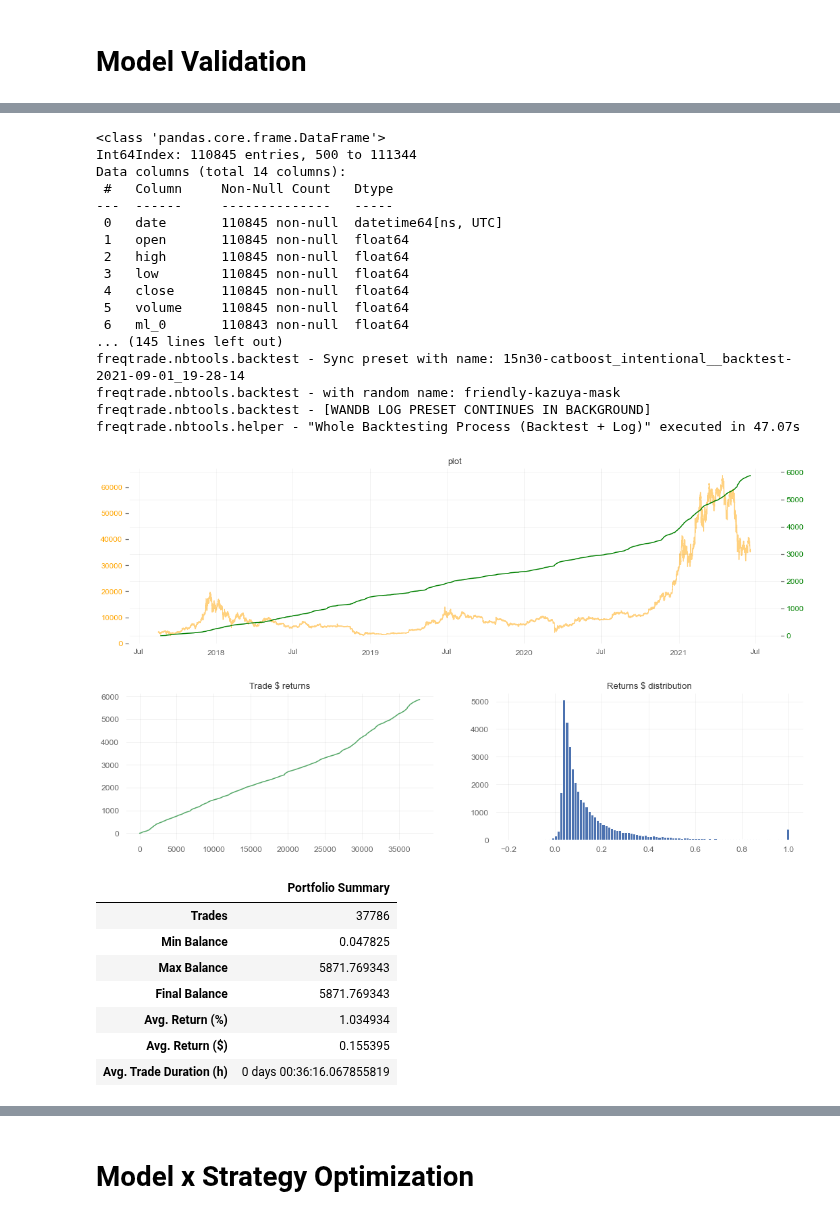
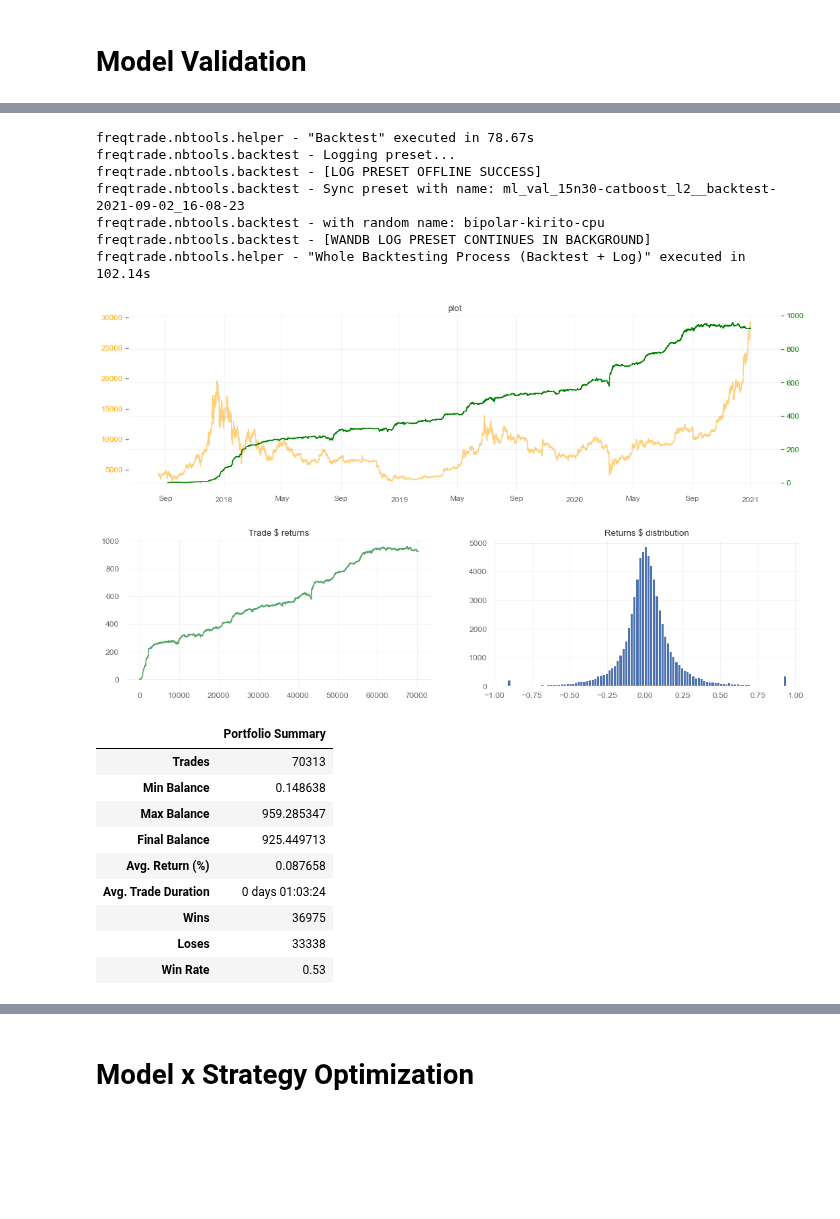
Before and after one commit to webclinic017/superft, a Jupyter notebook: notebooks/BT After ML.ipynb, the cells around one changed output, grey strips where cells are left out. Drawn from its saved outputs; the diff is of its cells as text; code cells hidden in the pictures; blank space fills up the shorter version.

Commit message:
15n30-catboost_l2 is awesome!

```diff
--- a/notebooks/BT After ML.ipynb
+++ b/notebooks/BT After ML.ipynb
@@ -35,7 +35,7 @@ while "freqtrade" not in os.listdir():
 from freqtrade.optimize.optimize_reports import text_table_add_metrics
 from freqtrade.nbtools.preset import ConfigPreset
 from freqtrade.nbtools.backtest import backtest, DataLoader
-from freqtrade.nbtools.remote_utils import load_lightning_container
+from freqtrade.nbtools.remote_utils import load_lightning_container, get_lightning_artifact_ver
 from freqtrade.nbtools.helper import parse_function_body
 from freqtrade.nbtools import plotting, configs
 from freqtrade.ml import lightning_utils
@@ -58,9 +58,14 @@ def string_templating(string: str, data: dict, strip_doublequotes=False):
     return _string
 
 
-def start_backtesting(strat_func, lightning_name: str, bt_type: str, version="latest"):
+def start_backtesting(strat_func, lightning_name: str, bt_type: str, version):
     PATH_LOCAL_DATADIR = PATH_MOUNT / "data"
     LIGHTNING_CONTAINER_NAME = lightning_name
+
+    # TODO: Resolve "latest" to number version
+    if version == "latest":
+        version = get_lightning_artifact_ver(LIGHTNING_CONTAINER_NAME, LIGHTNING_CONTAINER_NAME)
+        print(f"You are using LATEST ({version}) of '{LIGHTNING_CONTAINER_NAME}'")
 
     lightning_container = load_lightning_container(LIGHTNING_CONTAINER_NAME, LIGHTNING_CONTAINER_NAME, version=version)
 
@@ -83,7 +88,10 @@ def start_backtesting(strat_func, lightning_name: str, bt_type: str, version="la
 
     strategy_code = string_templating(
         parse_function_body(strat_func),
-        data={"LIGHTNING_CONTAINER_NAME": LIGHTNING_CONTAINER_NAME}
+        data={
+            "LIGHTNING_CONTAINER_NAME": LIGHTNING_CONTAINER_NAME,
+            "VERSION": version
+        }
     )
     stats, summary = backtest(preset, strategy_code, dataloader=DATALOADER)
     return stats, summary, preset
@@ -99,9 +107,11 @@ To make sure the model was fitted correctly, you need to know that you model is
 Create the strategy that BUYS when the ML Model predicts the future is going to UP, and do the same for the sell.
 The strategy doesn't need to be trend following, but the final backtest results must profitable steadily.
 
-NOTE! Please indent the hashtag when commenting!
-NOTE! Please indent the hashtag when commenting!
-NOTE! Please indent the hashtag when commenting!
+NOTE 1: Please indent the hashtag when commenting!
+
+NOTE 2: Watch for Average Trade Duration!
+
+TODO: Don't allow "latest". Instead, get the latest version number, then replace the string.
 """
 
 def val_strategy():
@@ -116,12 +126,13 @@ def val_strategy():
     import talib.abstract as ta
 
     LIGHTNING_CONTAINER_NAME = "[|LIGHTNING_CONTAINER_NAME|]"
-    lightning_container = load_lightning_container(LIGHTNING_CONTAINER_NAME, LIGHTNING_CONTAINER_NAME, version="latest")
+    lightning_container = load_lightning_container(LIGHTNING_CONTAINER_NAME, LIGHTNING_CONTAINER_NAME, version="[|VERSION|]")
+    tp = str(int(lightning_container.config.timeframe.replace("m", "")) * lightning_container.config.num_future_candles)
 
     class NotebookStrategy(INbStrategy):
         # These attributes are REQUIRED!
         timeframe = lightning_container.config.timeframe
-        minimal_roi = {"0": 99}
+        minimal_roi = {tp: -99}
         stoploss = -0.99
         startup_candle_count: int = 500
 
@@ -150,14 +161,14 @@ def val_strategy():
 
             dataframe.loc[reduce(lambda x, y: x & y, conditions), 'sell'] = 1
 
-            self.print_once(dataframe.info(), "info_df")
-            self.print_once(dataframe.describe(), "describe_df")
-            self.print_once(dataframe, "populate_buy_sell")
+            # self.print_once(dataframe.info(), "info_df")
+            # self.print_once(dataframe.describe(), "describe_df")
+            # self.print_once(dataframe, "populate_buy_sell")
 
             return dataframe
     """ End Strategy Code """
 # %%
-MODEL_NAME = "15n30-catboost_intentional"
+MODEL_NAME = "15n30-catboost_l2"
 MODEL_VER = "latest"
 
 stats, summary, preset = start_backtesting(val_strategy, MODEL_NAME, "val", version=MODEL_VER)
@@ -183,31 +194,23 @@ freqtrade.nbtools.backtest - Loading data from 2017-08-17 04:00:00 up to 2021-06
 freqtrade.nbtools.backtest - Dataload complete. Calculating indicators
-<class 'pandas.core.frame.DataFrame'>
-Int64Index: 110845 entries, 500 to 111344
-Data columns (total 14 columns):
- #   Column     Non-Null Count   Dtype
----  ------     --------------   -----
- 0   date       110845 non-null  datetime64[ns, UTC]
- 1   open       110845 non-null  float64
- 2   high       110845 non-null  float64
- 3   low        110845 non-null  float64
- 4   close      110845 non-null  float64
- 5   volume     110845 non-null  float64
- 6   ml_0       110843 non-null  float64
-... (145 lines left out)
-freqtrade.nbtools.backtest - Sync preset with name: 15n30-catboost_intentional__backtest-2021-09-01_19-28-14
-freqtrade.nbtools.backtest - with random name: friendly-kazuya-mask
+freqtrade.nbtools.helper - "Backtest" executed in 78.67s
+freqtrade.nbtools.backtest - Logging preset...
+freqtrade.nbtools.backtest - [LOG PRESET OFFLINE SUCCESS]
+freqtrade.nbtools.backtest - Sync preset with name: ml_val_15n30-catboost_l2__backtest-2021-09-02_16-08-23
+freqtrade.nbtools.backtest - with random name: bipolar-kirito-cpu
 freqtrade.nbtools.backtest - [WANDB LOG PRESET CONTINUES IN BACKGROUND]
-freqtrade.nbtools.helper - "Whole Backtesting Process (Backtest + Log)" executed in 47.07s
+freqtrade.nbtools.helper - "Whole Backtesting Process (Backtest + Log)" executed in 102.14s
-[figure, old version]
+[figure, new version]
-[figure, old version]
+[figure, new version]
 |  | Portfolio Summary |
-| Trades | 37786 |
-| Min Balance | 0.047825 |
-| Max Balance | 5871.769343 |
-| Final Balance | 5871.769343 |
-| Avg. Return (%) | 1.034934 |
-| Avg. Return ($) | 0.155395 |
-| Avg. Trade Duration (h) | 0 days 00:36:16.067855819 |
+| Trades | 70313 |
+| Min Balance | 0.148638 |
+| Max Balance | 959.285347 |
+| Final Balance | 925.449713 |
+| Avg. Return (%) | 0.087658 |
+| Avg. Trade Duration | 0 days 01:03:24 |
+| Wins | 36975 |
+| Loses | 33338 |
+| Win Rate | 0.53 |
 freqtrade.nbtools.remote_utils - Adding new row to table...
 freqtrade.nbtools.remote_utils - Columns are not identical.
 freqtrade.nbtools.remote_utils - New columns    : []
```
Also changed, not shown: parts of 4 cells of this notebook, 25 other files.
